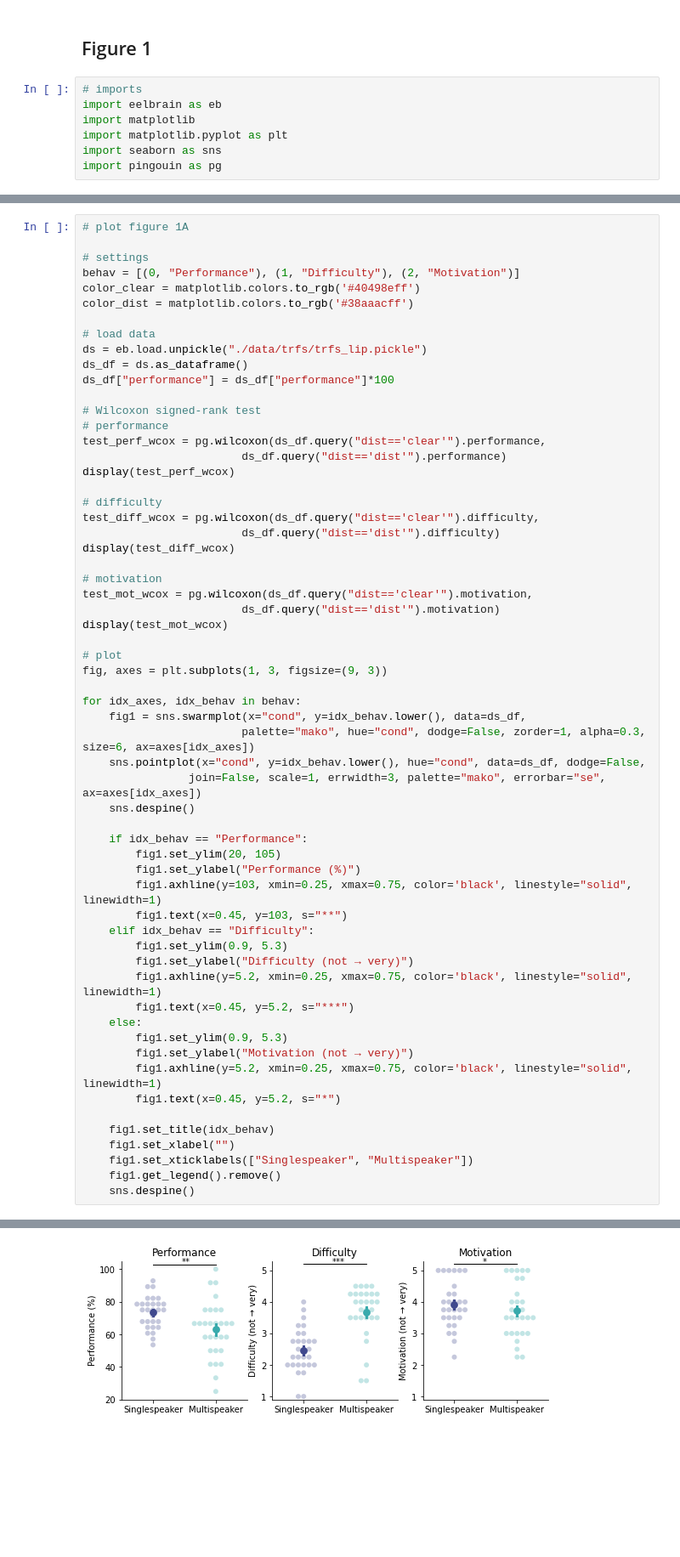
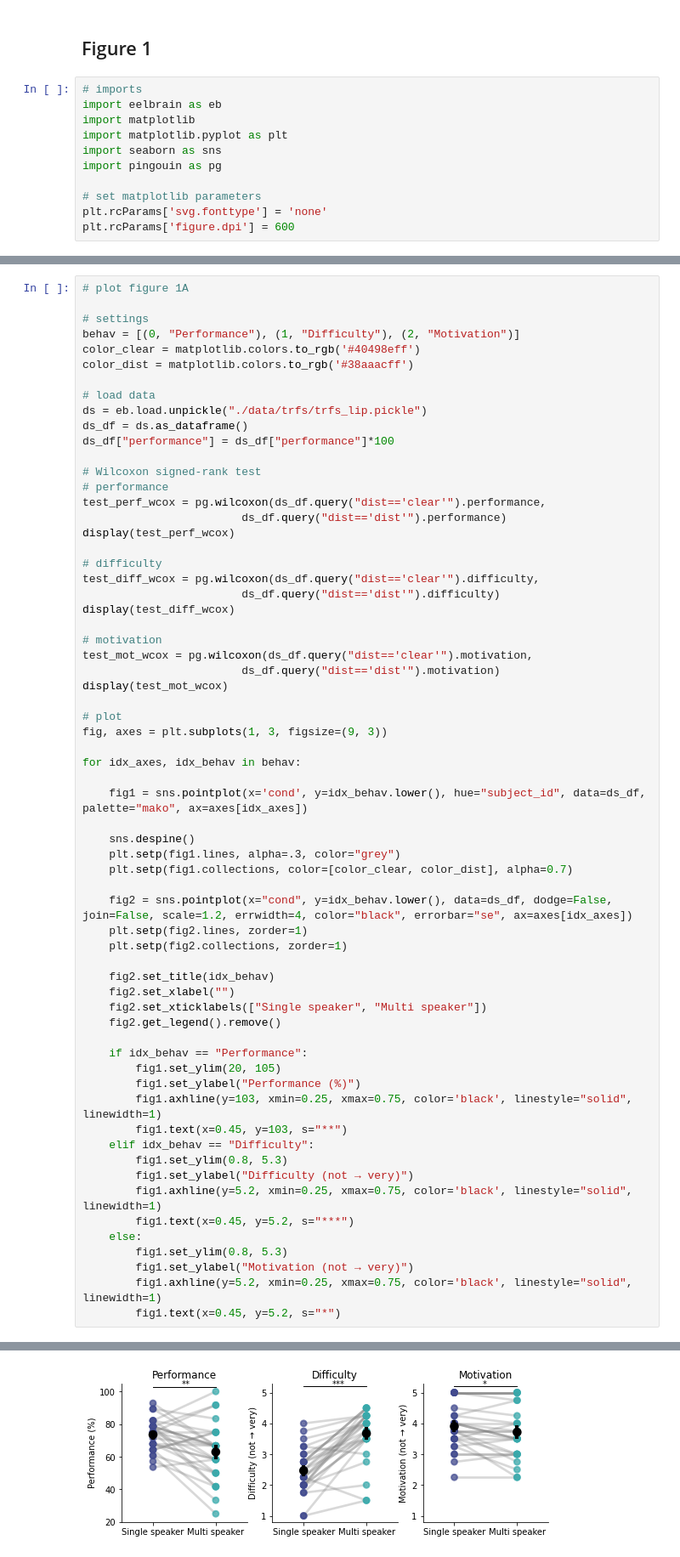
Before and after one commit to reispat/av_speech_mask, a Jupyter notebook: figure_1.ipynb, the cells around one changed output, grey strips where cells are left out. Shown at 85% size. Cells and saved outputs as stored; diff of their text form; blank space fills up the shorter version.

Commit message:
updated figure 1

```diff
--- a/figure_1.ipynb
+++ b/figure_1.ipynb
@@ -7,3 +7,7 @@ import matplotlib
 import matplotlib.pyplot as plt
 import seaborn as sns
 import pingouin as pg
+
+# set matplotlib parameters
+plt.rcParams['svg.fonttype'] = 'none'
+plt.rcParams['figure.dpi'] = 600
@@ -40,43 +39,47 @@ display(test_diff_wcox)
 test_mot_wcox = pg.wilcoxon(ds_df.query("dist=='clear'").motivation,
                         ds_df.query("dist=='dist'").motivation)
 display(test_mot_wcox)
 
 # plot
 fig, axes = plt.subplots(1, 3, figsize=(9, 3))
 
 for idx_axes, idx_behav in behav:
-    fig1 = sns.swarmplot(x="cond", y=idx_behav.lower(), data=ds_df,
-                        palette="mako", hue="cond", dodge=False, zorder=1, alpha=0.3, size=6, ax=axes[idx_axes])
-    sns.pointplot(x="cond", y=idx_behav.lower(), hue="cond", data=ds_df, dodge=False,
-                join=False, scale=1, errwidth=3, palette="mako", errorbar="se", ax=axes[idx_axes])
+
+    fig1 = sns.pointplot(x='cond', y=idx_behav.lower(), hue="subject_id", data=ds_df, palette="mako", ax=axes[idx_axes])
+
     sns.despine()
+    plt.setp(fig1.lines, alpha=.3, color="grey")
+    plt.setp(fig1.collections, color=[color_clear, color_dist], alpha=0.7)
+
+    fig2 = sns.pointplot(x="cond", y=idx_behav.lower(), data=ds_df, dodge=False, join=False, scale=1.2, errwidth=4, color="black", errorbar="se", ax=axes[idx_axes])
+    plt.setp(fig2.lines, zorder=1)
+    plt.setp(fig2.collections, zorder=1)
+
+    fig2.set_title(idx_behav)
+    fig2.set_xlabel("")
+    fig2.set_xticklabels(["Single speaker", "Multi speaker"])
+    fig2.get_legend().remove()
 
     if idx_behav == "Performance":
         fig1.set_ylim(20, 105)
         fig1.set_ylabel("Performance (%)")
         fig1.axhline(y=103, xmin=0.25, xmax=0.75, color='black', linestyle="solid", linewidth=1)
         fig1.text(x=0.45, y=103, s="**")
     elif idx_behav == "Difficulty":
-        fig1.set_ylim(0.9, 5.3)
+        fig1.set_ylim(0.8, 5.3)
         fig1.set_ylabel("Difficulty (not → very)")
         fig1.axhline(y=5.2, xmin=0.25, xmax=0.75, color='black', linestyle="solid", linewidth=1)
         fig1.text(x=0.45, y=5.2, s="***")
     else:
-        fig1.set_ylim(0.9, 5.3)
+        fig1.set_ylim(0.8, 5.3)
         fig1.set_ylabel("Motivation (not → very)")
         fig1.axhline(y=5.2, xmin=0.25, xmax=0.75, color='black', linestyle="solid", linewidth=1)
         fig1.text(x=0.45, y=5.2, s="*")
-
-    fig1.set_title(idx_behav)
-    fig1.set_xlabel("")
-    fig1.set_xticklabels(["Singlespeaker", "Multispeaker"])
-    fig1.get_legend().remove()
-    sns.despine()
 # %% [output]
 |  | W-val | alternative | p-val | RBC | CLES |
 | Wilcoxon | 73.0 | two-sided | 0.003181 | 0.640394 | 0.720571 |
 |  | W-val | alternative | p-val | RBC | CLES |
 | Wilcoxon | 11.5 | two-sided | 0.000009 | -0.947126 | 0.134958 |
 |  | W-val | alternative | p-val | RBC | CLES |
 | Wilcoxon | 29.0 | two-sided | 0.024188 | 0.620915 | 0.579667 |
-[figure, old version]
+[figure, new version]
```
Also changed, not shown: parts of 1 cell of this notebook, 1 other file.
